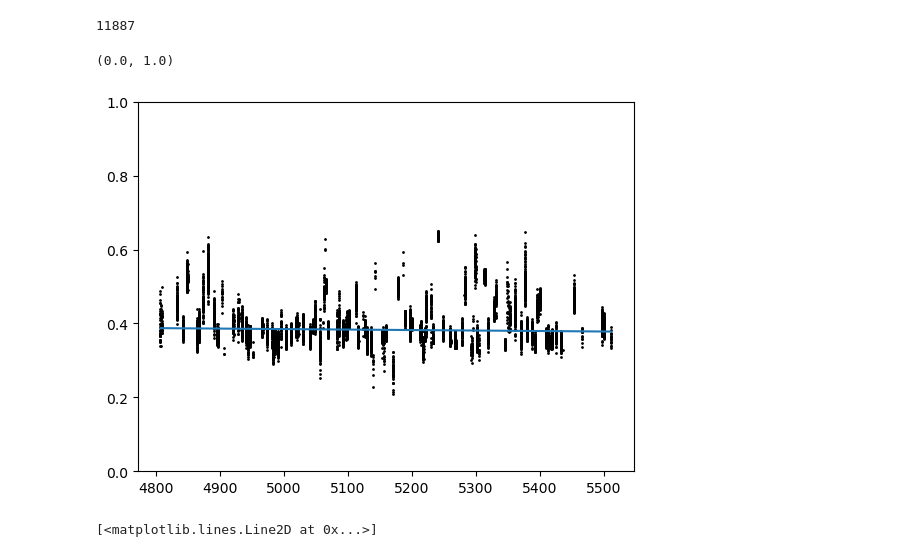
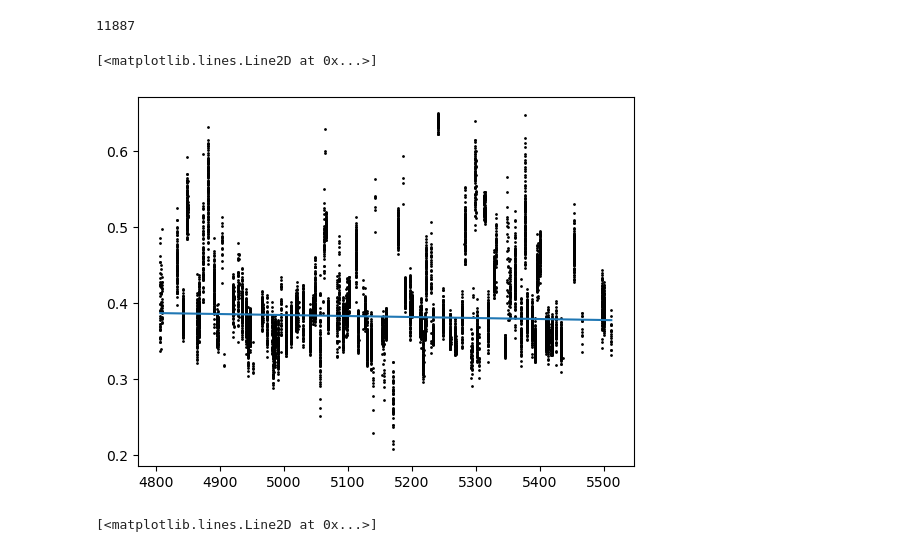
Before and after one commit to vedantchandra/merlin, a Jupyter notebook: pipeline/nb/01_measure_res.ipynb, the cells around one changed output. Cells and saved outputs as stored; diff of their text form; code cells hidden in the pictures.

```diff
--- a/pipeline/nb/01_measure_res.ipynb
+++ b/pipeline/nb/01_measure_res.ipynb
@@ -115,12 +115,12 @@ res_sigma = wg * res.slope + res.intercept
 # %%
 plt.scatter(wls[cl], sigmas[cl], s = 1, color = 'k')
 
 plt.plot(wg, res_sigma)
 
-plt.ylim(0, 1)
+#plt.ylim(0, 1)
 # %% [output]
-(0.0, 1.0)
+[<matplotlib.lines.Line2D at 0x...>]
-[figure, old version]
+[figure, new version]
 # %%
 res_fwhm = 2.355 * res_sigma
 # %%
```
Also changed, not shown: 11 other files.
